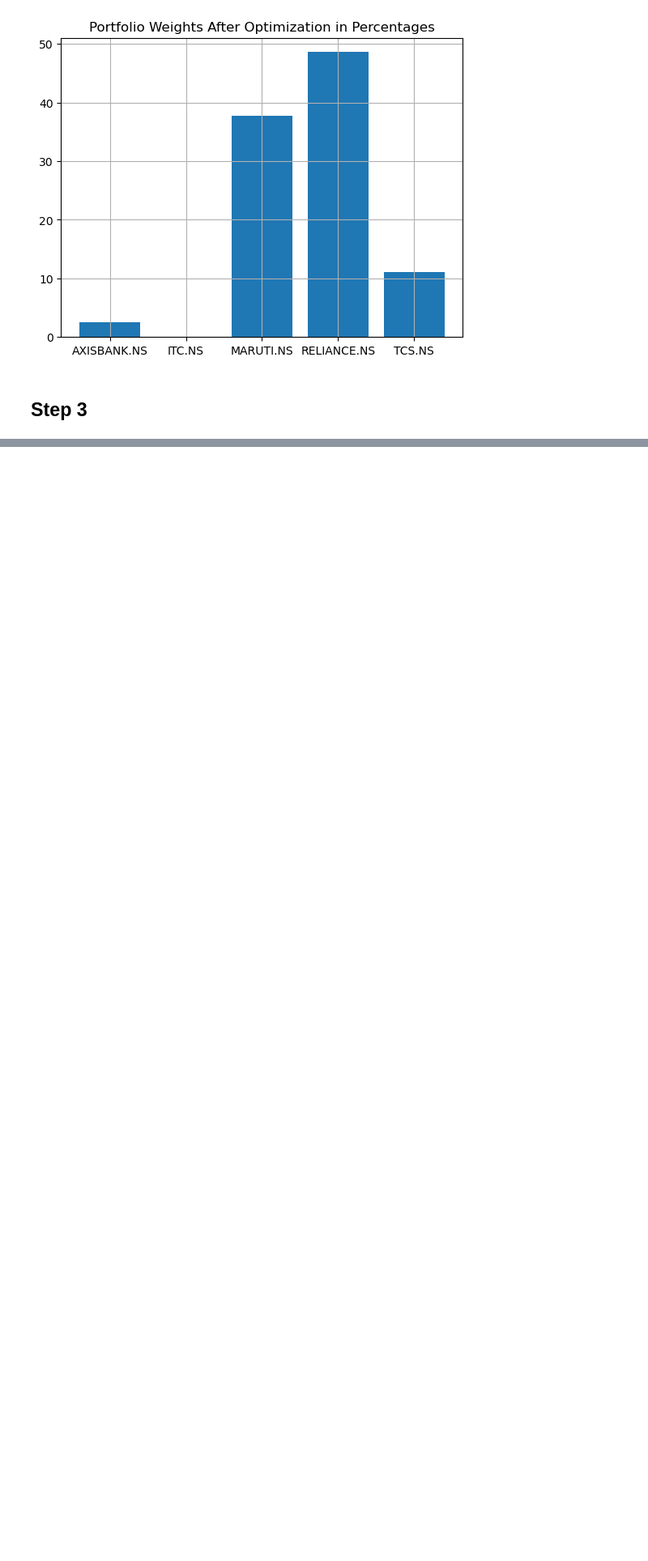
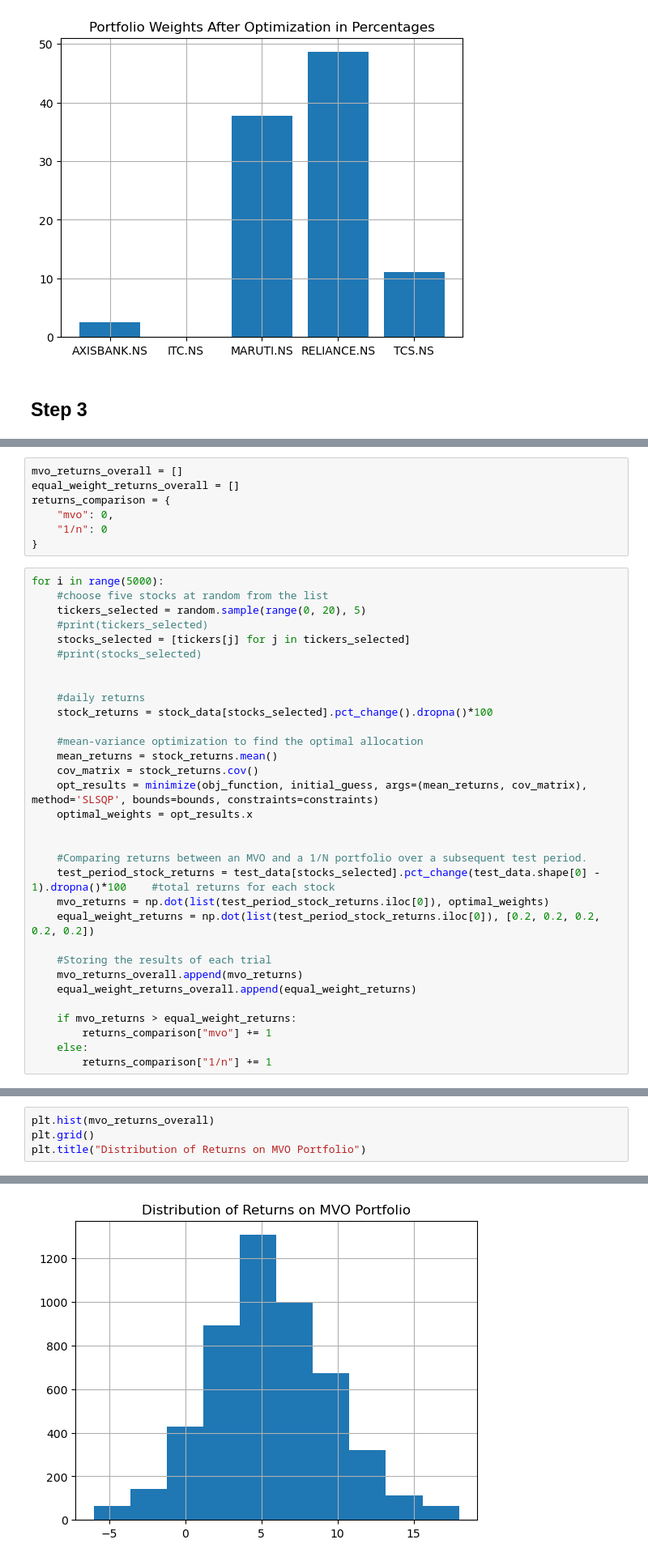
Before and after one commit to 3v-mb/Mini-projects-in-Financial-Engineering, a Jupyter notebook: Black-Litterman Model.ipynb, the cells around one changed output, grey strips where cells are left out. Shown at 81% size. Saved outputs shown, nothing was run; the diff lists cells and outputs as text; blank space fills up the shorter version.

Commit message:
monte-caro trials

```diff
--- a/Black-Litterman Model.ipynb
+++ b/Black-Litterman Model.ipynb
@@ -198,0 +219,39 @@ Text(0.5, 1.0, 'Portfolio Weights After Optimization in Percentages')
+# %%
+mvo_returns_overall = []
+equal_weight_returns_overall = []
+returns_comparison = {
+    "mvo": 0,
+    "1/n": 0
+}
+# %%
+for i in range(5000):
+    #choose five stocks at random from the list
+    tickers_selected = random.sample(range(0, 20), 5)
+    #print(tickers_selected)
+    stocks_selected = [tickers[j] for j in tickers_selected]
+    #print(stocks_selected)
+
+
+    #daily returns
+    stock_returns = stock_data[stocks_selected].pct_change().dropna()*100
+
+    #mean-variance optimization to find the optimal allocation
+    mean_returns = stock_returns.mean()
+    cov_matrix = stock_returns.cov()
+    opt_results = minimize(obj_function, initial_guess, args=(mean_returns, cov_matrix), method='SLSQP', bounds=bounds, constraints=constraints)
+    optimal_weights = opt_results.x
+
+
+    #Comparing returns between an MVO and a 1/N portfolio over a subsequent test period.
+    test_period_stock_returns = test_data[stocks_selected].pct_change(test_data.shape[0] - 1).dropna()*100    #total returns for each stock
+    mvo_returns = np.dot(list(test_period_stock_returns.iloc[0]), optimal_weights)
+    equal_weight_returns = np.dot(list(test_period_stock_returns.iloc[0]), [0.2, 0.2, 0.2, 0.2, 0.2])
+
+    #Storing the results of each trial
+    mvo_returns_overall.append(mvo_returns)
+    equal_weight_returns_overall.append(equal_weight_returns)
+
+    if mvo_returns > equal_weight_returns:
+        returns_comparison["mvo"] += 1
+    else:
+        returns_comparison["1/n"] += 1
@@ -198,0 +266,5 @@ Text(0.5, 1.0, 'Portfolio Weights After Optimization in Percentages')
+# %%
+plt.hist(mvo_returns_overall)
+plt.grid()
+plt.title("Distribution of Returns on MVO Portfolio")
+# %% [output]
@@ -198,0 +272 @@ Text(0.5, 1.0, 'Portfolio Weights After Optimization in Percentages')
+[figure, added]
```
Also changed, not shown: parts of 9 cells of this notebook.
